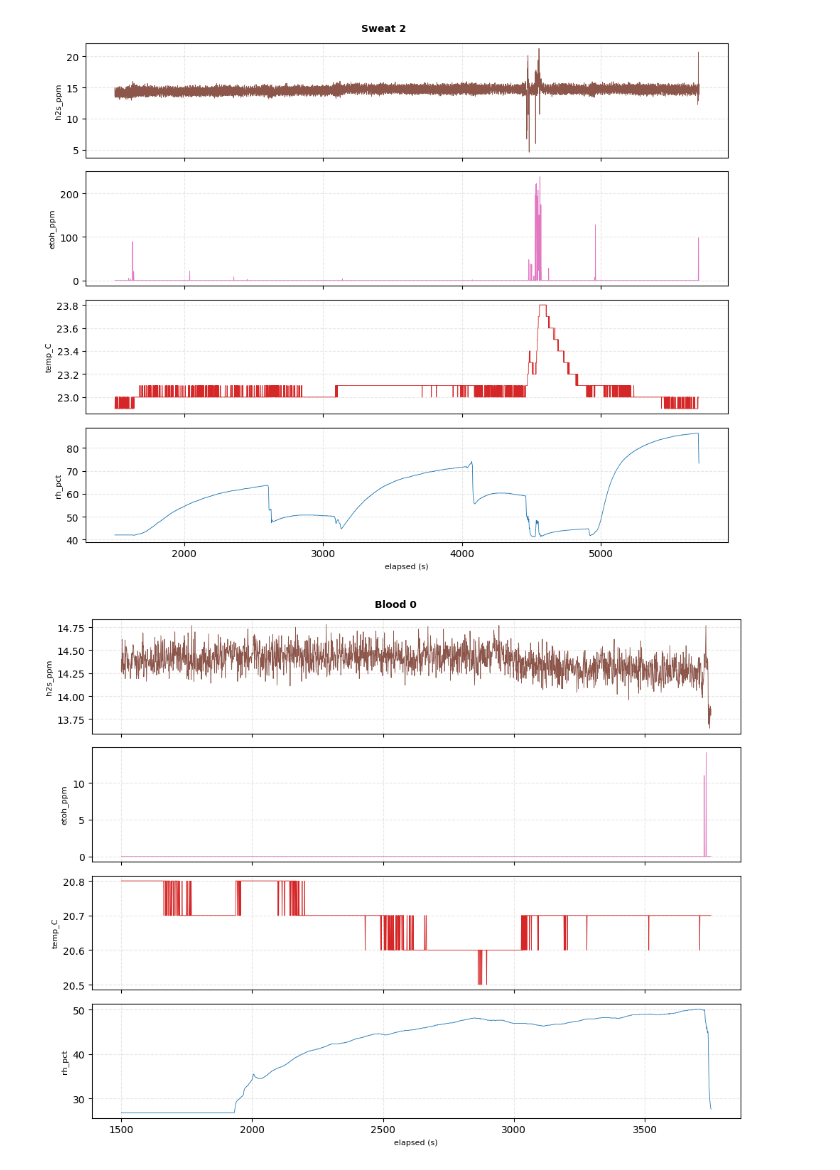
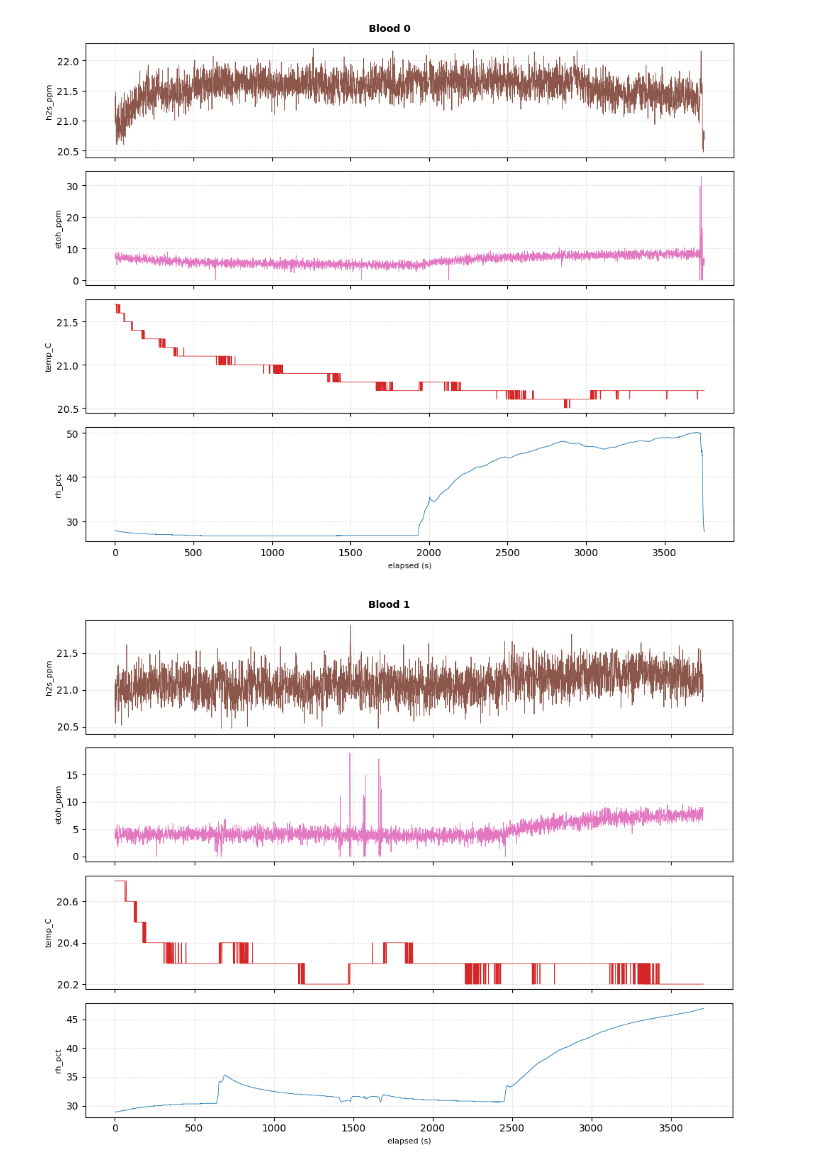
Before and after one commit to brenthoang12/gas-injury-detection, a Jupyter notebook: experiment-data-clean/spec_filter.ipynb, the cells around one changed output. Cells and saved outputs as stored; diff of their text form; code cells hidden in the pictures.

Commit message:
filter in process for spec sensor

```diff
--- a/experiment-data-clean/spec_filter.ipynb
+++ b/experiment-data-clean/spec_filter.ipynb
@@ -15,35 +52,32 @@ EMA_SPAN = 30   # default EMA span in samples (≈ seconds at 1 Hz)
 import pandas as pd
 import matplotlib.pyplot as plt
 
-def load(path, t_min=1500, t_max=None):
+VGAS_COLS = ["h2s_vgas", "h2s_vref", "etoh_vgas", "etoh_vref"]
+
+def load(path):
     df = pd.read_csv(path, parse_dates=["wall_time"])
     df["elapsed_s"] = (df["wall_time"] - df["wall_time"].iloc[0]).dt.total_seconds()
-    for col in CHANNELS:
+    for col in CHANNELS + VGAS_COLS:
         df[col] = pd.to_numeric(df[col], errors="coerce")
-    df = df[df["elapsed_s"] >= t_min]
-    if t_max is not None:
-        df = df[df["elapsed_s"] < t_max]
+
+    df["h2s_ppm"]  = calc_spec_ppm(df, "h2s_vgas",  "h2s_vref",  M_H2S,
+                                    vgas_offset=H2S_VGAS_OFFSET,  ppm_scale=H2S_SCALE)
+    df["etoh_ppm"] = calc_spec_ppm(df, "etoh_vgas", "etoh_vref", M_ETOH,
+                                    vgas_offset=ETOH_VGAS_OFFSET, ppm_scale=ETOH_SCALE)
+
     return df.reset_index(drop=True)
 
-sweat_0  = load(SWEAT_0, t_max=4000)
-sweat_1  = load(SWEAT_1)                                 # full — for initial visualization
-sweat_1a = load(SWEAT_1, t_max=3900)                     # first sweat sample
-sweat_1b = load(SWEAT_1, t_min=3900)                     # second sweat sample
-sweat_1b = sweat_1b.assign(                              # reset elapsed to start from 0
-    elapsed_s=sweat_1b["elapsed_s"] - sweat_1b["elapsed_s"].iloc[0]
-)
-sweat_1b = sweat_1b[sweat_1b["elapsed_s"] >= 200].reset_index(drop=True)  # trim stabilization
+sweat_0  = load(SWEAT_0)
+sweat_1  = load(SWEAT_1)
 sweat_2  = load(SWEAT_2)
 blood_0  = load(BLOOD_0)
-blood_1  = load(BLOOD_1, t_min=1750)                     # trim stabilization
+blood_1  = load(BLOOD_1)
 
 print({
-    "sweat_0":  len(sweat_0),
-    "sweat_1":  len(sweat_1),
-    "sweat_1a": len(sweat_1a),
-    "sweat_1b": len(sweat_1b),
-    "sweat_2":  len(sweat_2),
-    "blood_0":  len(blood_0),
-    "blood_1":  len(blood_1),
+    "sweat_0": len(sweat_0),
+    "sweat_1": len(sweat_1),
+    "sweat_2": len(sweat_2),
+    "blood_0": len(blood_0),
+    "blood_1": len(blood_1),
 })
 # %% [output]
@@ -63,7 +101,6 @@ COLORS = {
 
 datasets = {
     "Sweat 1": sweat_1,
-    "Sweat 2": sweat_2,
     "Blood 0": blood_0,
     "Blood 1": blood_1,
 }
@@ -86,2 +123,2 @@ for name, df in datasets.items():
-[figure, old version]
+[figure, new version]
-[figure, old version]
+[figure, new version]
```
Also changed, not shown: parts of 21 cells of this notebook, 1 other file.
